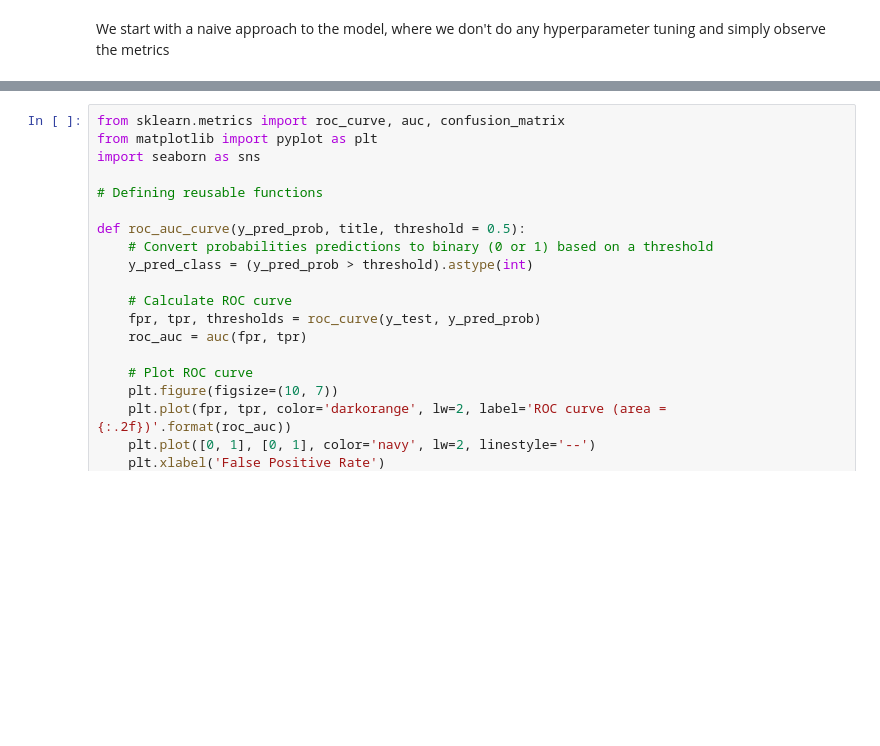
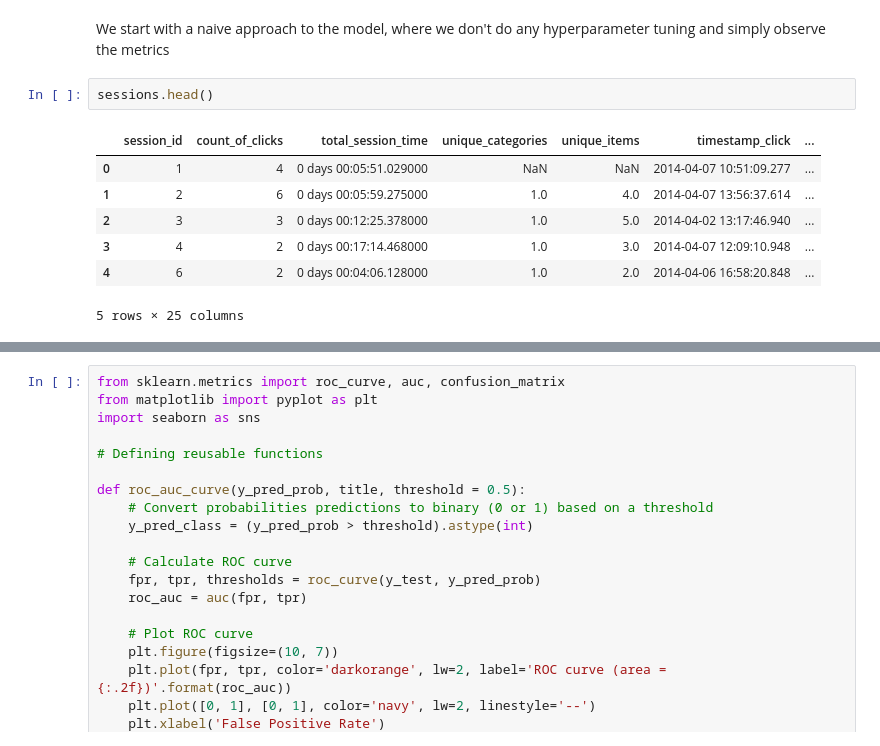
Before and after one commit to Bernardo-giff/imperial_digital_marketing, a Jupyter notebook: Prediction_algorithm.ipynb, the cells around one changed output, grey strips where cells are left out. Saved outputs shown, nothing was run; the diff lists cells and outputs as text; blank space fills up the shorter version.

```diff
--- a/Prediction_algorithm.ipynb
+++ b/Prediction_algorithm.ipynb
@@ -358,3 +362,13 @@ from sklearn.model_selection import train_test_split
 X_train, X_test, y_train, y_test = train_test_split(X, y, test_size=0.3, random_state=42)
 # %% [markdown]
 We start with a naive approach to the model, where we don't do any hyperparameter tuning and simply observe the metrics
+# %%
+sessions.head()
+# %% [output]
+|  | session_id | count_of_clicks | total_session_time | unique_categories | unique_items | timestamp_click | ... |
+| 0 | 1 | 4 | 0 days 00:05:51.029000 | NaN | NaN | 2014-04-07 10:51:09.277 | ... |
+| 1 | 2 | 6 | 0 days 00:05:59.275000 | 1.0 | 4.0 | 2014-04-07 13:56:37.614 | ... |
+| 2 | 3 | 3 | 0 days 00:12:25.378000 | 1.0 | 5.0 | 2014-04-02 13:17:46.940 | ... |
+| 3 | 4 | 2 | 0 days 00:17:14.468000 | 1.0 | 3.0 | 2014-04-07 12:09:10.948 | ... |
+| 4 | 6 | 2 | 0 days 00:04:06.128000 | 1.0 | 2.0 | 2014-04-06 16:58:20.848 | ... |
+5 rows × 25 columns
```
Also changed, not shown: parts of 24 cells of this notebook, 1 other file.
